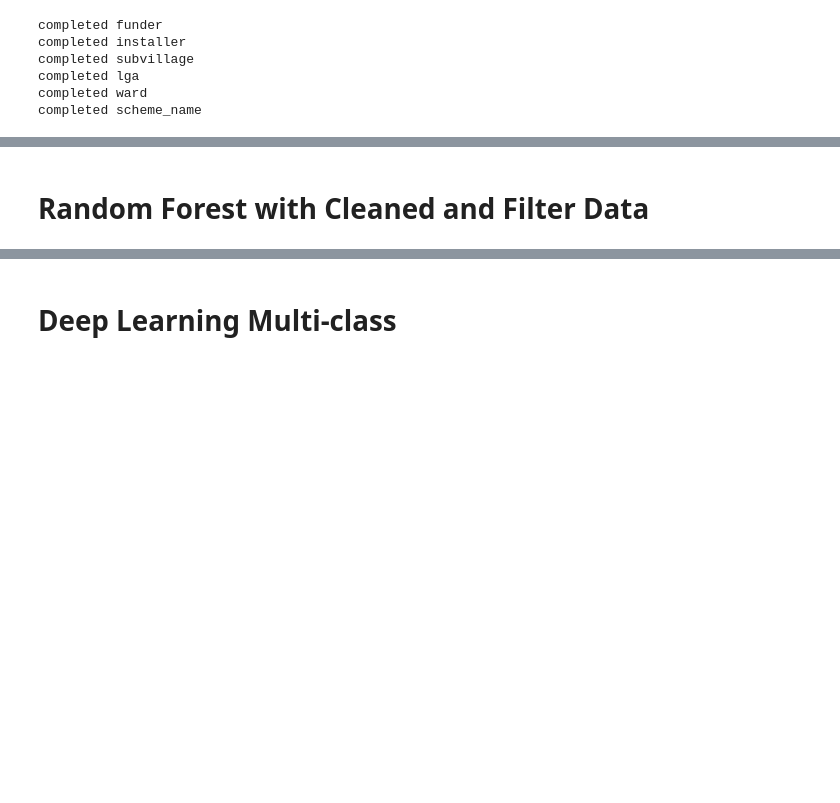
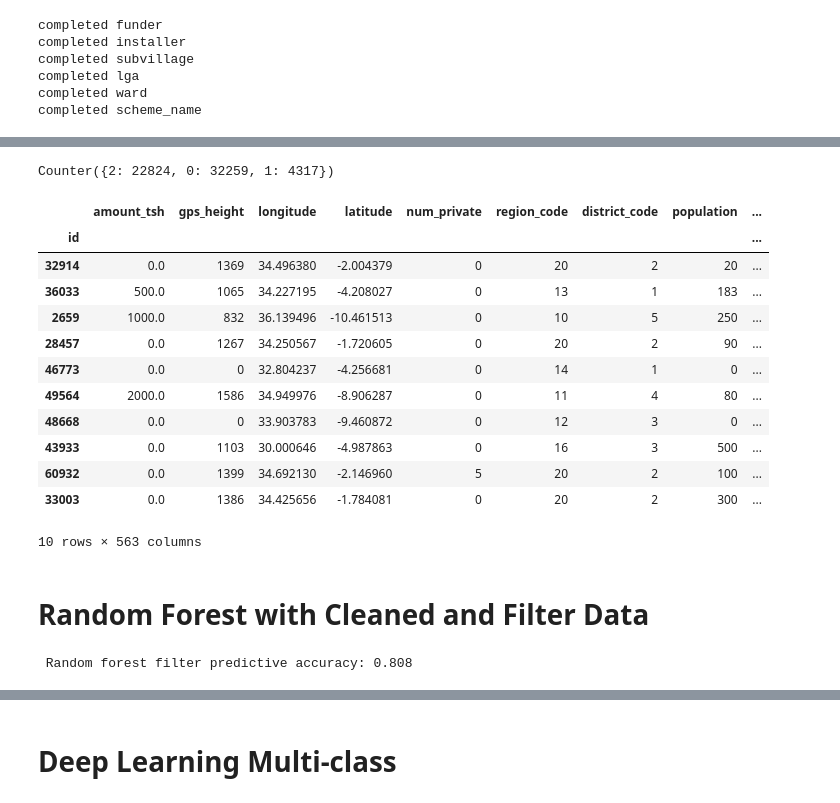
Before and after one commit to kenwelsh/Tanzania_Water_Pump, a Jupyter notebook: machinelearning_supervised_segment2.ipynb, the cells around one changed output, grey strips where cells are left out. Saved outputs shown, nothing was run; the diff lists cells and outputs as text; code cells hidden in the pictures; blank space fills up the shorter version.

```diff
--- a/machinelearning_supervised_segment2.ipynb
+++ b/machinelearning_supervised_segment2.ipynb
@@ -30,7 +27,10 @@ import sqlite3
 con = sqlite3.connect("Tanzania_Water_Pump.db")
 
 train_values_df = pd.read_sql_query("SELECT * from Water_Pump_Status_Complete", con)
-train_values_df = train_values_df.set_index("id").drop(['index','Unnamed: 0'],axis=1)
+train_values_df = train_values_df.set_index("id").drop(['index'],axis=1)
+
+train_labels_df = pd.DataFrame(train_values_df['status_group'])
+train_values_df = train_values_df.drop(['status_group','Unnamed: 0'],axis=1)
 
 con.close()
 
@@ -71,13 +71,13 @@ train_values_df['date_recorded'] = pd.to_datetime(train_values_df['date_recorded
 # %%
 # for testing, fillNA with "OTHER" or zero
 for col in train_values_df.columns:
+    print(f"{col} : {train_values_df[col].dtype}")
+
     if train_values_df[col].dtype == "object":
+            train_values_df[col] = train_values_df[col].fillna("Other")
 
-        # two columns store TRUE and FALSE values: replace and convert
-        if col == "permit" or col == "public_meeting":
-            train_values_df[col] = train_values_df[col].fillna("False")
-            train_values_df[col] = train_values_df[col].astype('bool')
-        else:
-            train_values_df[col] = train_values_df[col].fillna("Other")
-    else:
-        train_values_df[col] = train_values_df[col].fillna("")
+    elif train_values_df[col].dtype == "int64":
+        train_values_df[col] = train_values_df[col].fillna("0").astype('int64')
+
+    elif train_values_df[col].dtype == "float64":
+        train_values_df[col] = train_values_df[col].fillna("0").astype('float64')
@@ -158,7 +176,7 @@ dtype: int64
 # drop name and duplicate columns
 cleaned_df = bucket_df.drop(['wpt_name','payment_type','quality_group',
                             'quantity_group','source_type',
-                            'waterpoint_type_group','date_recorded'], axis=1)
+                            'waterpoint_type_group','date_recorded','geo_loc'], axis=1)
 # %%
 # encode all categorical variables with OneHotEncoders
 enc = OneHotEncoder(sparse=False)
@@ -166,7 +184,7 @@ enc = OneHotEncoder(sparse=False)
 
 # Generate categorical variable list
 txt_cols = cleaned_df.dtypes[cleaned_df.dtypes == "object"].index.tolist()
-txt_cols.remove('geo_loc')
+print(txt_cols)
 
 # fit and then produce the encoder
 encode_df = pd.DataFrame(enc.fit_transform(cleaned_df[txt_cols]),
@@ -194,19 +220,33 @@ y_bin = train_labels_df['status_group'].map(dict)
 # %%
 from collections import Counter
 Counter(y)
+# %% [output]
+Counter({2: 22824, 0: 32259, 1: 4317})
 # %%
 # Test dropping the longitude with 0
 X_filter = X[X['longitude']>0]
 y_filter = y[X['longitude']>0]
 y_bin_filter = y_bin[X['longitude']>0]
 
-X_filter = X_filter.drop('geo_loc',axis=1)
-
 # Test dropping population of
 # X_filter = X_filter[X['population']>100]
 # y_filter = y_filter[X['population']>100]
 
 X_filter.sample(10)
+# %% [output]
+|  | amount_tsh | gps_height | longitude | latitude | num_private | region_code | district_code | population | ... |
+| id |  |  |  |  |  |  |  |  | ... |
+| 32914 | 0.0 | 1369 | 34.496380 | -2.004379 | 0 | 20 | 2 | 20 | ... |
+| 36033 | 500.0 | 1065 | 34.227195 | -4.208027 | 0 | 13 | 1 | 183 | ... |
+| 2659 | 1000.0 | 832 | 36.139496 | -10.461513 | 0 | 10 | 5 | 250 | ... |
+| 28457 | 0.0 | 1267 | 34.250567 | -1.720605 | 0 | 20 | 2 | 90 | ... |
+| 46773 | 0.0 | 0 | 32.804237 | -4.256681 | 0 | 14 | 1 | 0 | ... |
+| 49564 | 2000.0 | 1586 | 34.949976 | -8.906287 | 0 | 11 | 4 | 80 | ... |
+| 48668 | 0.0 | 0 | 33.903783 | -9.460872 | 0 | 12 | 3 | 0 | ... |
+| 43933 | 0.0 | 1103 | 30.000646 | -4.987863 | 0 | 16 | 3 | 500 | ... |
+| 60932 | 0.0 | 1399 | 34.692130 | -2.146960 | 5 | 20 | 2 | 100 | ... |
+| 33003 | 0.0 | 1386 | 34.425656 | -1.784081 | 0 | 20 | 2 | 300 | ... |
+10 rows × 563 columns
 # %% [markdown]
 # Random Forest with Cleaned and Filter Data
 # %%
@@ -233,6 +273,8 @@ rf_model = rf_model.fit(X_train_scaled, y_train)
 # Evaluate the model
 y_pred = rf_model.predict(X_test_scaled)
 print(f" Random forest filter predictive accuracy: {accuracy_score(y_test,y_pred):.3f}")
+# %% [output]
+ Random forest filter predictive accuracy: 0.808
 # %%
 from sklearn.metrics import classification_report
 print("Classification Report Filtered")
```
Also changed, not shown: parts of 13 cells of this notebook.
